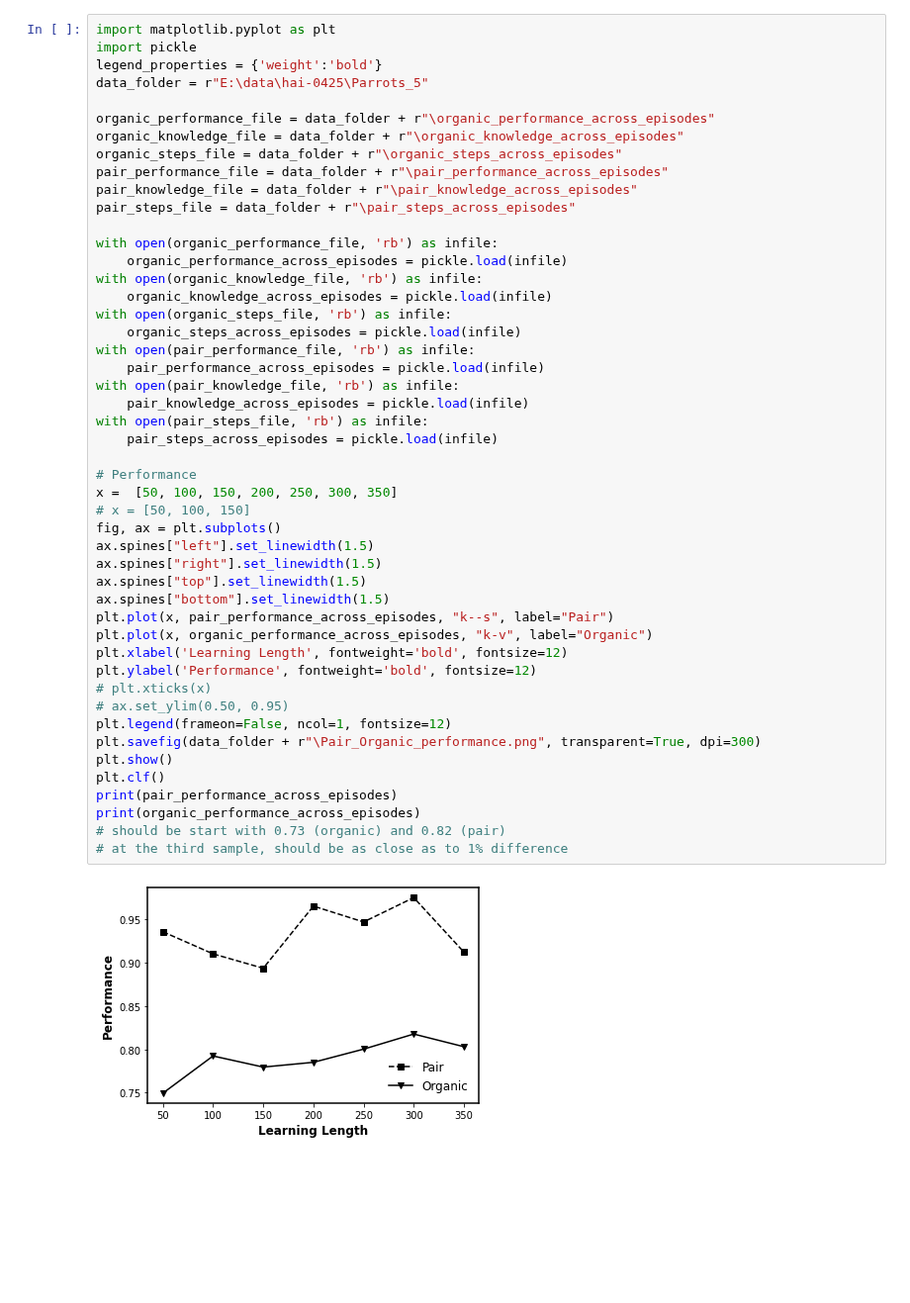
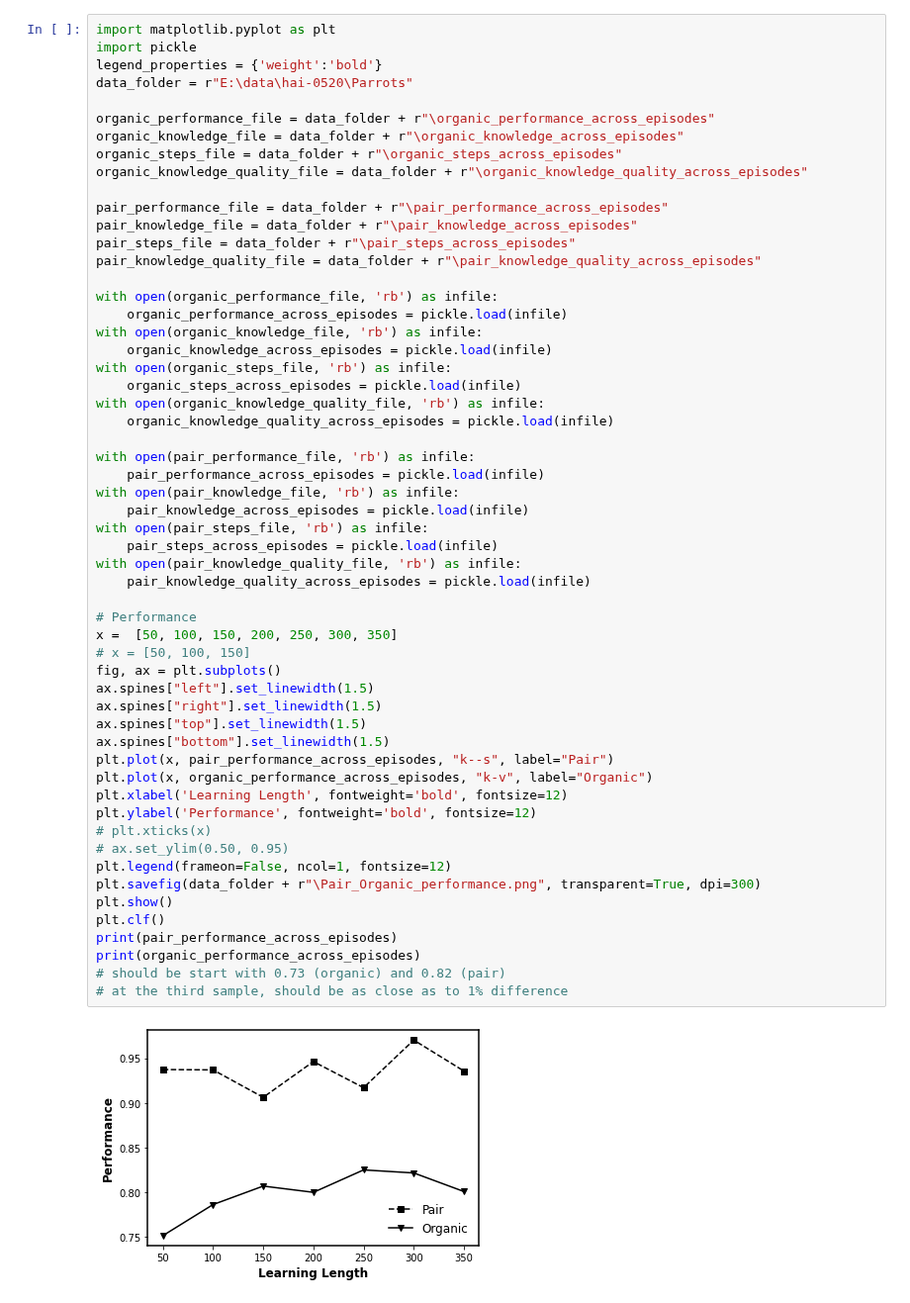
Before and after one commit to GrandJune/HAI, a Jupyter notebook: Parrots/Results.ipynb, the cells around one changed output. Shown at 99% size. Saved outputs shown, nothing was run; the diff lists cells and outputs as text; blank space fills up the shorter version.

Commit message:
Initialize: Figure 1-performance across learning length
Figure 2-Informed across distance from low peaks

```diff
--- a/Parrots/Results.ipynb
+++ b/Parrots/Results.ipynb
@@ -2,14 +2,17 @@
 import matplotlib.pyplot as plt
 import pickle
 legend_properties = {'weight':'bold'}
-data_folder = r"E:\data\hai-0425\Parrots_5"
+data_folder = r"E:\data\hai-0520\Parrots"
 
 organic_performance_file = data_folder + r"\organic_performance_across_episodes"
 organic_knowledge_file = data_folder + r"\organic_knowledge_across_episodes"
 organic_steps_file = data_folder + r"\organic_steps_across_episodes"
+organic_knowledge_quality_file = data_folder + r"\organic_knowledge_quality_across_episodes"
+
 pair_performance_file = data_folder + r"\pair_performance_across_episodes"
 pair_knowledge_file = data_folder + r"\pair_knowledge_across_episodes"
 pair_steps_file = data_folder + r"\pair_steps_across_episodes"
+pair_knowledge_quality_file = data_folder + r"\pair_knowledge_quality_across_episodes"
 
 with open(organic_performance_file, 'rb') as infile:
     organic_performance_across_episodes = pickle.load(infile)
@@ -17,34 +20,39 @@ with open(organic_knowledge_file, 'rb') as infile:
     organic_knowledge_across_episodes = pickle.load(infile)
 with open(organic_steps_file, 'rb') as infile:
     organic_steps_across_episodes = pickle.load(infile)
+with open(organic_knowledge_quality_file, 'rb') as infile:
+    organic_knowledge_quality_across_episodes = pickle.load(infile)
+
 with open(pair_performance_file, 'rb') as infile:
     pair_performance_across_episodes = pickle.load(infile)
 with open(pair_knowledge_file, 'rb') as infile:
     pair_knowledge_across_episodes = pickle.load(infile)
 with open(pair_steps_file, 'rb') as infile:
     pair_steps_across_episodes = pickle.load(infile)
+with open(pair_knowledge_quality_file, 'rb') as infile:
+    pair_knowledge_quality_across_episodes = pickle.load(infile)
 
 # Performance
 x =  [50, 100, 150, 200, 250, 300, 350]
 # x = [50, 100, 150]
 fig, ax = plt.subplots()
 ax.spines["left"].set_linewidth(1.5)
 ax.spines["right"].set_linewidth(1.5)
 ax.spines["top"].set_linewidth(1.5)
 ax.spines["bottom"].set_linewidth(1.5)
 plt.plot(x, pair_performance_across_episodes, "k--s", label="Pair")
 plt.plot(x, organic_performance_across_episodes, "k-v", label="Organic")
 plt.xlabel('Learning Length', fontweight='bold', fontsize=12)
 plt.ylabel('Performance', fontweight='bold', fontsize=12)
 # plt.xticks(x)
 # ax.set_ylim(0.50, 0.95)
 plt.legend(frameon=False, ncol=1, fontsize=12)
 plt.savefig(data_folder + r"\Pair_Organic_performance.png", transparent=True, dpi=300)
 plt.show()
 plt.clf()
 print(pair_performance_across_episodes)
 print(organic_performance_across_episodes)
 # should be start with 0.73 (organic) and 0.82 (pair)
 # at the third sample, should be as close as to 1% difference
 # %% [output]
-[figure, old version]
+[figure, new version]
```
Also changed, not shown: parts of 4 cells of this notebook, 10 other files.
